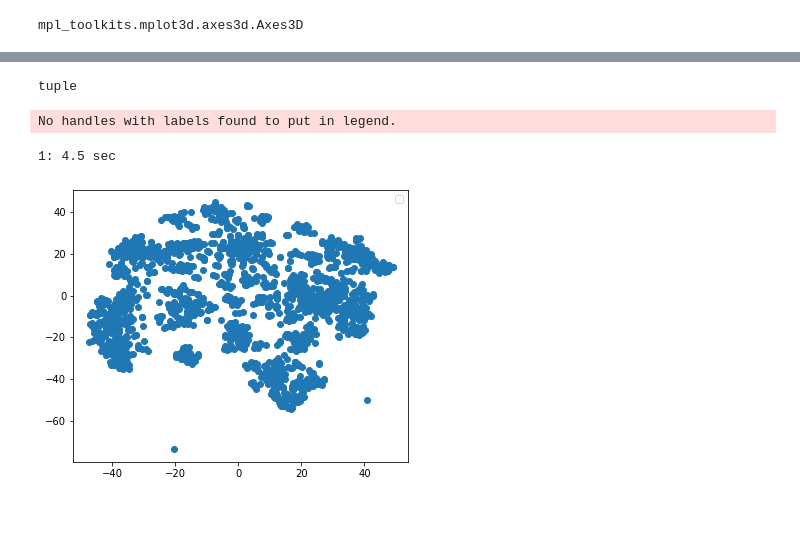
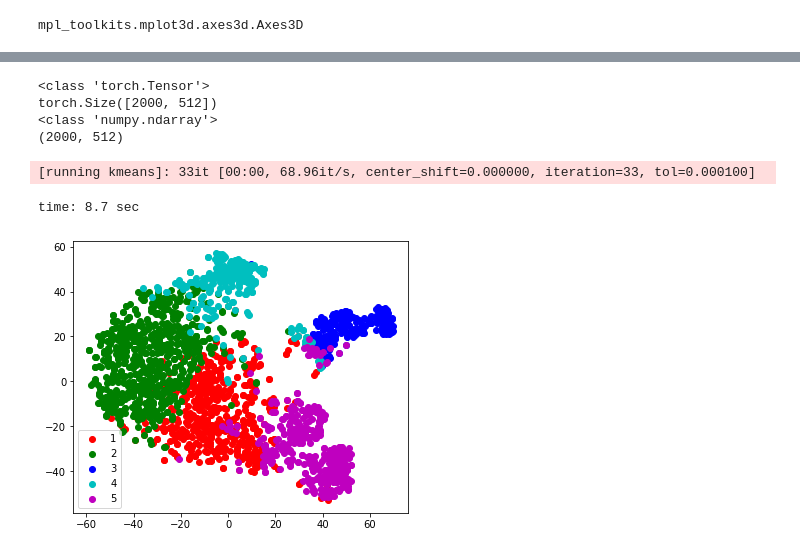
Before and after one commit to deepkarman/BrC_GraphMIL, a Jupyter notebook: Plot_regions.ipynb, the cells around one changed output, grey strips where cells are left out. Saved outputs shown, nothing was run; the diff lists cells and outputs as text; code cells hidden in the pictures; blank space fills up the shorter version.

```diff
--- a/Plot_regions.ipynb
+++ b/Plot_regions.ipynb
@@ -295,6 +310,0 @@ torch.Size([1, 512])
-# %%
-# loss mean
-x = 0.
-for i in data_arr:
-    x += torch.sum(i)
-print(x)
@@ -303,6 +310,0 @@ tensor(82.4895, device='cuda:0')
-# %%
-# loss sum
-x = 0.
-for i in data_arr:
-    x += torch.sum(i)
-print(x)
@@ -311,51 +380,60 @@ tensor(153.3267, device='cuda:0')
+# %%
+print(type(x_cluster))
+print(x_cluster.shape)
+
+X = x_cluster.numpy()
+
+print(type(X))
+print(X.shape)
+# %% [output]
+<class 'torch.Tensor'>
+torch.Size([2000, 512])
+<class 'numpy.ndarray'>
+(2000, 512)
 # %%
-x = data_arr
-x = np.asarray([i.cpu().numpy() for i in x])
-X = x.squeeze().shape
-type(X)
+# x = data_arr
+# x = np.asarray([i.cpu().numpy() for i in x])
+# X = x.squeeze()
+
+X = x_cluster.numpy()
+
+# n_components = X.shape[-1]
+n_components = 2
+
+method = manifold.TSNE(n_components=n_components, init='pca', random_state=79)
-# %% [output]
-tuple
-# %%
-x = data_arr
-x = np.asarray([i.cpu().numpy() for i in x])
-X = x.squeeze()
-
-# n_components = X.shape[-1]
-n_components = 2
-
-method = manifold.TSNE(n_components=n_components, init='pca', random_state=79)
 # %%
 # # Create figure
 # fig = plt.figure()
 
 # # Add 3d scatter plot
 # ax = fig.add_subplot(251, projection='3d')
 # ax.scatter(X[:, 0], X[:, 1], X[:, 2], cmap=plt.cm.Spectral)
 # ax.view_init(4, -72)
 
 t0 = time()
 Y = method.fit_transform(X)
 t1 = time()
-print("%s: %.2g sec" % (label, t1 - t0))
+print("%s: %.2g sec" % ("time", t1 - t0))
 # # ax = fig.add_subplot(2, 5, 2 + i + (i > 3))
 # ax.scatter(Y[:, 0], Y[:, 1], cmap=plt.cm.Spectral)
 # ax.set_title("%s (%.2g sec)" % (label, t1 - t0))
 # ax.xaxis.set_major_formatter(NullFormatter())
 # ax.yaxis.set_major_formatter(NullFormatter())
 # ax.axis('tight')
 
 # plt.show()
 
 
 
 
 plt.figure(figsize=(6, 5))
-# colors = 'r', 'g', 'b', 'c', 'm', 'y', 'k', 'w', 'orange', 'purple'
-# for i, c, label in zip(target_ids, colors, digits.target_names):
-plt.scatter(Y[:, 0], Y[:, 1])#, c=c, label=label)
+colors = 'r', 'g', 'b', 'c', 'm'#, 'y', 'k', 'w', 'orange', 'purple'
+labels = ['1', '2', '3', '4', '5']
+for i in range(num_clusters):
+    plt.scatter(Y[cluster_ids_x==i, 0], Y[cluster_ids_x==i, 1], c=colors[i], label=labels[i])
 plt.legend()
 plt.show()
 # %% [output]
-No handles with labels found to put in legend.
+[running kmeans]: 33it [00:00, 68.96it/s, center_shift=0.000000, iteration=33, tol=0.000100]
-1: 4.5 sec
+time: 8.7 sec
-[figure, old version]
+[figure, new version]
```
Also changed, not shown: parts of 18 cells of this notebook, 1 other file.
